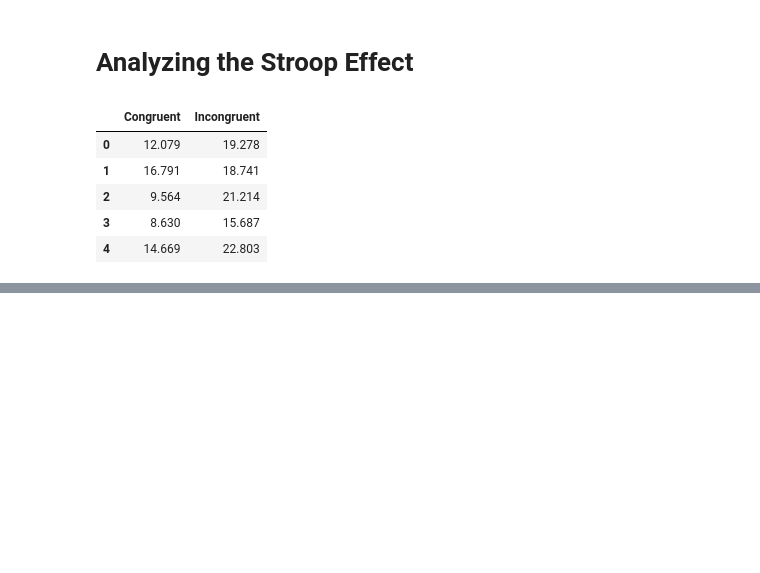
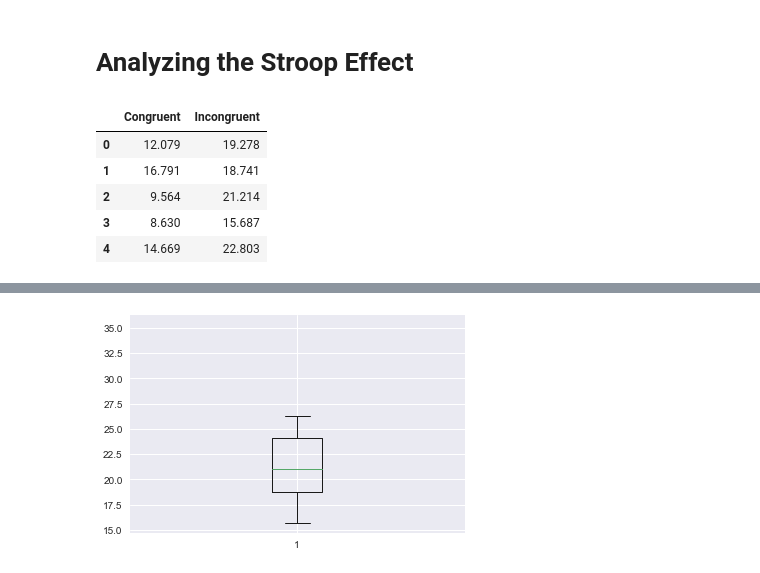
Before and after one commit to rohit-yadav/test-a-perceptual-phenomenon, a Jupyter notebook: test-a-perceptual-phenomenon.ipynb, the cells around one changed output, grey strips where cells are left out. Cells and saved outputs as stored; diff of their text form; code cells hidden in the pictures; blank space fills up the shorter version.

```diff
--- a/test-a-perceptual-phenomenon.ipynb
+++ b/test-a-perceptual-phenomenon.ipynb
@@ -24,0 +58,5 @@ df.describe
+# %%
+plt.boxplot(df['Incongruent'])
+plt.show()
+# %% [output]
+[figure, added]
```
Also changed, not shown: parts of 7 cells of this notebook, 2 other files.
